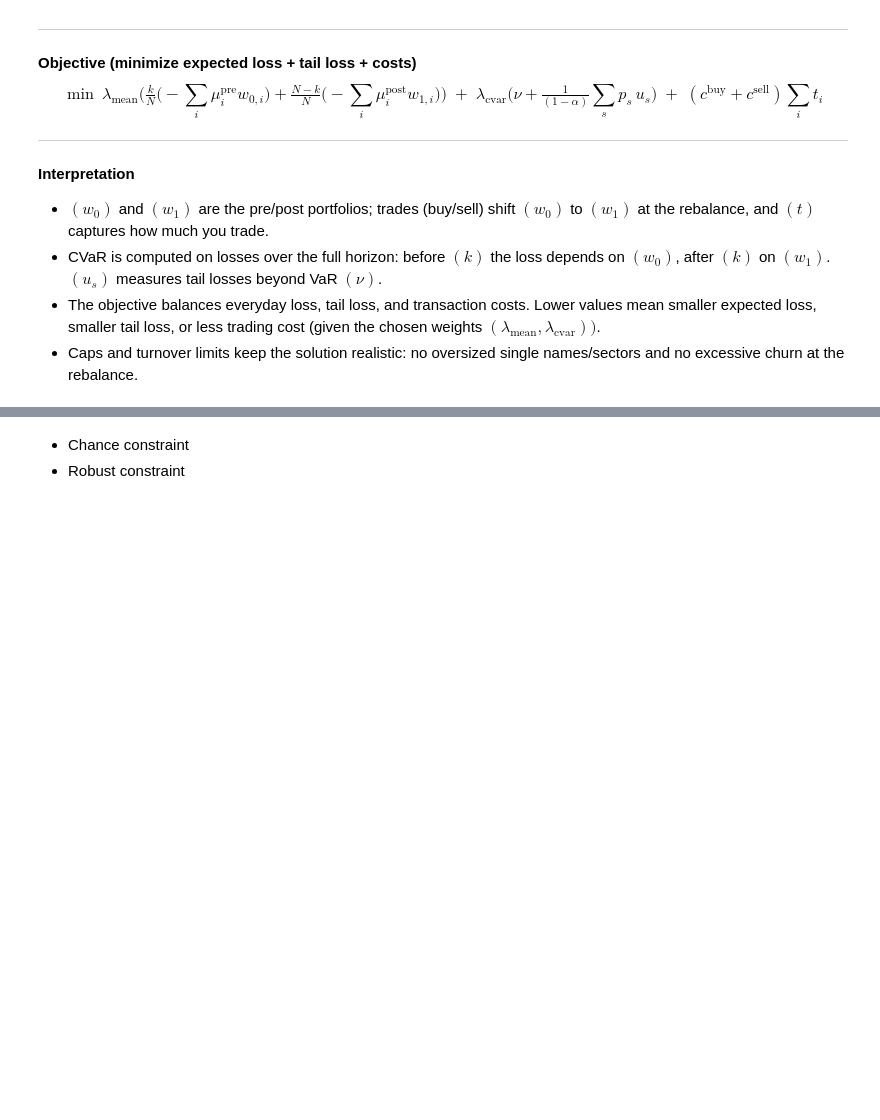
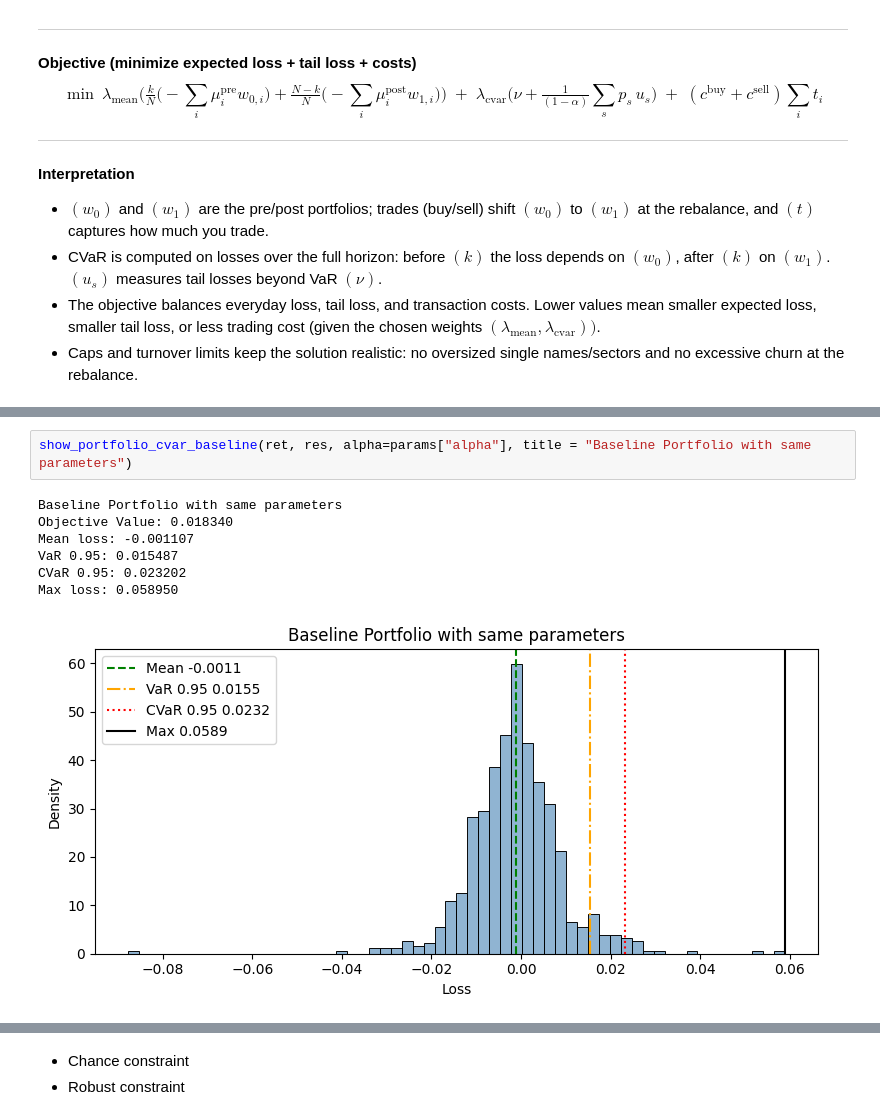
Before and after one commit to dylan123104/CVaR-Optimization, a Jupyter notebook: notebooks/00_CVaR_Portfolio.ipynb, the cells around one changed output, grey strips where cells are left out. Saved outputs shown, nothing was run; the diff lists cells and outputs as text; blank space fills up the shorter version.

```diff
--- a/notebooks/00_CVaR_Portfolio.ipynb
+++ b/notebooks/00_CVaR_Portfolio.ipynb
@@ -901,3 +923,13 @@ Max loss: 0.057219
+# %%
+show_portfolio_cvar_baseline(ret, res, alpha=params["alpha"], title = "Baseline Portfolio with same parameters")
+# %% [output]
+Baseline Portfolio with same parameters
+Objective Value: 0.018340
+Mean loss: -0.001107
+VaR 0.95: 0.015487
+CVaR 0.95: 0.023202
+Max loss: 0.058950
+[figure, added]
 # %% [markdown]
 ## **3.3 Interpretation of Results**
 * **Risk/return**: It meets the full-horizon return target (~0.001104/day, expected loss −0.001104). Tail risk tightens to VaR ≈ 0.01487 and CVaR(loss) ≈ 0.02201, so the average loss in the worst 5% of days is about 2.2%.
```
Also changed, not shown: parts of 29 cells of this notebook, 1 other file.
